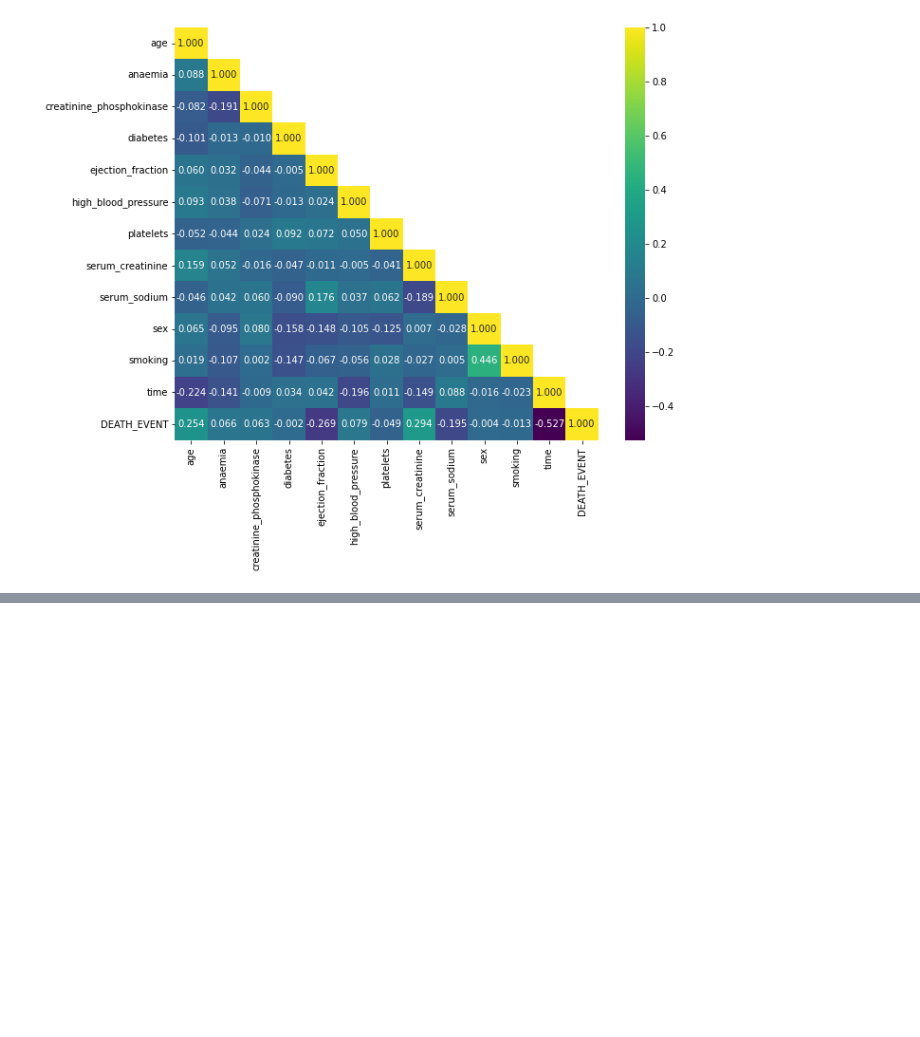
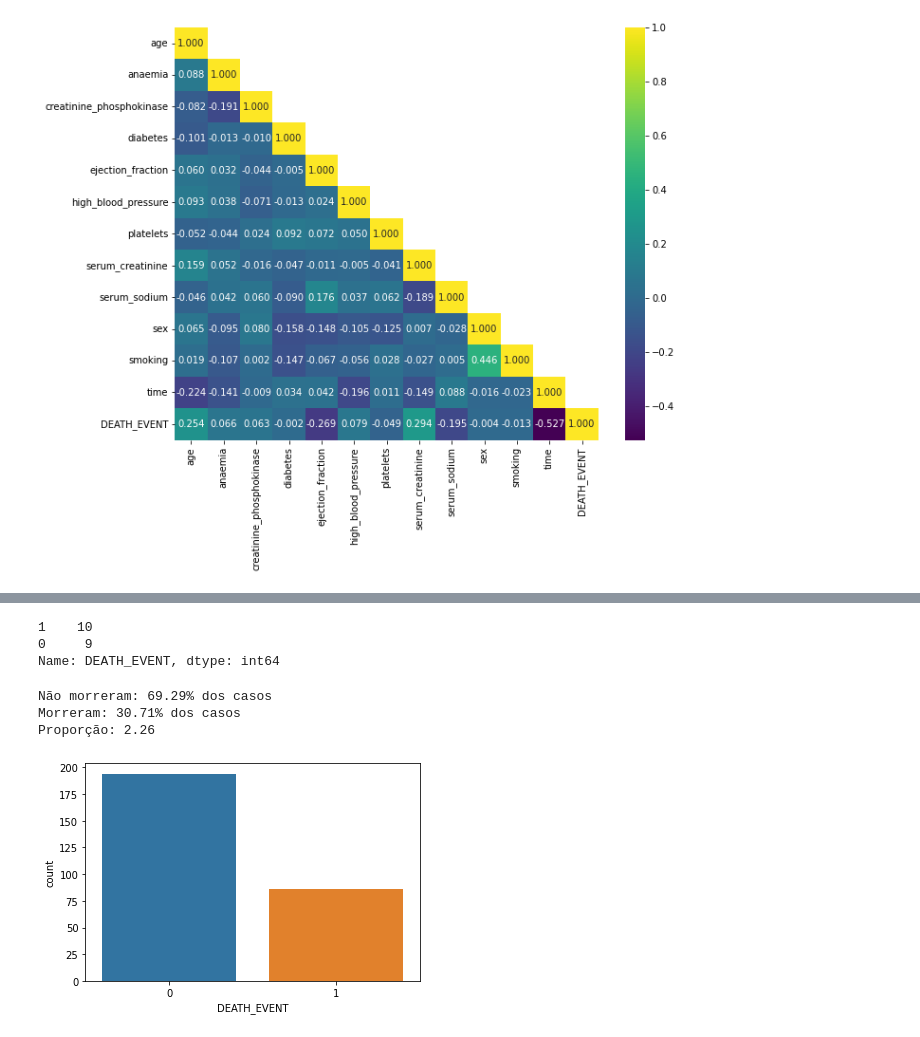
Before and after one commit to gabrielblins/heart-failure-LAIS, a Jupyter notebook: heart-failure-ML.ipynb, the cells around one changed output, grey strips where cells are left out. Cells and saved outputs as stored; diff of their text form; code cells hidden in the pictures; blank space fills up the shorter version.

```diff
--- a/heart-failure-ML.ipynb
+++ b/heart-failure-ML.ipynb
@@ -101,0 +200,17 @@ sns.heatmap(heart_df.corr(), annot=True, cmap='viridis', fmt='.3f', mask=mask)
+# %%
+outliers.DEATH_EVENT.value_counts()
+# %% [output]
+1    10
+0     9
+Name: DEATH_EVENT, dtype: int64
+# %%
+sns.countplot(data=heart_df_no_outlier, x='DEATH_EVENT')
+valores = heart_df_no_outlier.DEATH_EVENT.value_counts().values
+print('Não morreram: {:.2f}% dos casos'.format(valores[0]/(valores[1]+valores[0])*100))
+print('Morreram: {:.2f}% dos casos'.format(valores[1]/(valores[1]+valores[0])*100))
+print('Proporção: {:.2f}'.format(valores[0]/valores[1]))
+# %% [output]
+Não morreram: 69.29% dos casos
+Morreram: 30.71% dos casos
+Proporção: 2.26
+[figure, added]
```
Also changed, not shown: parts of 9 cells of this notebook.
